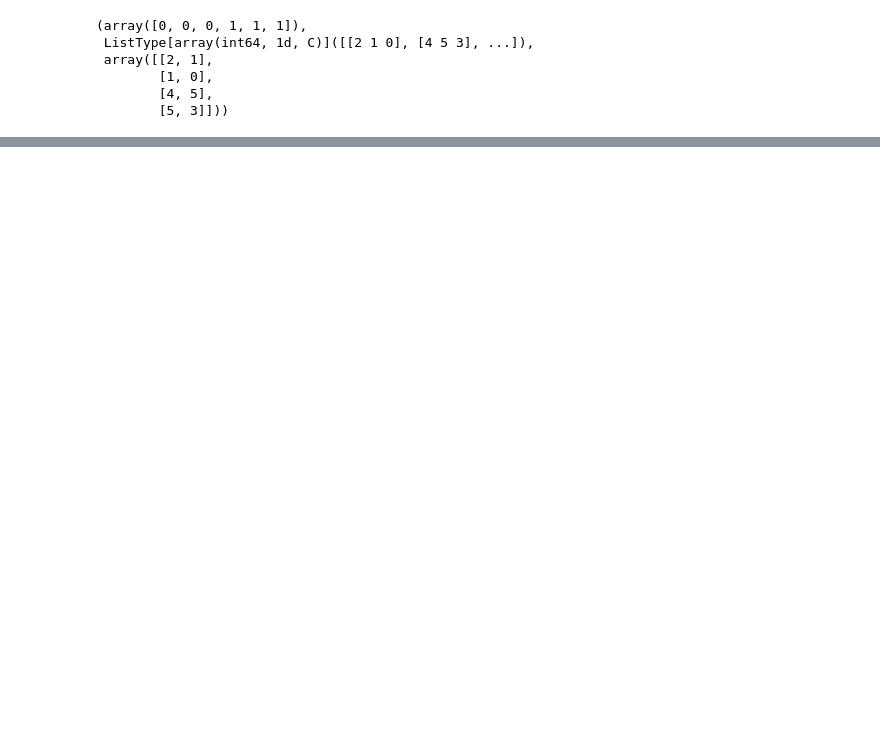
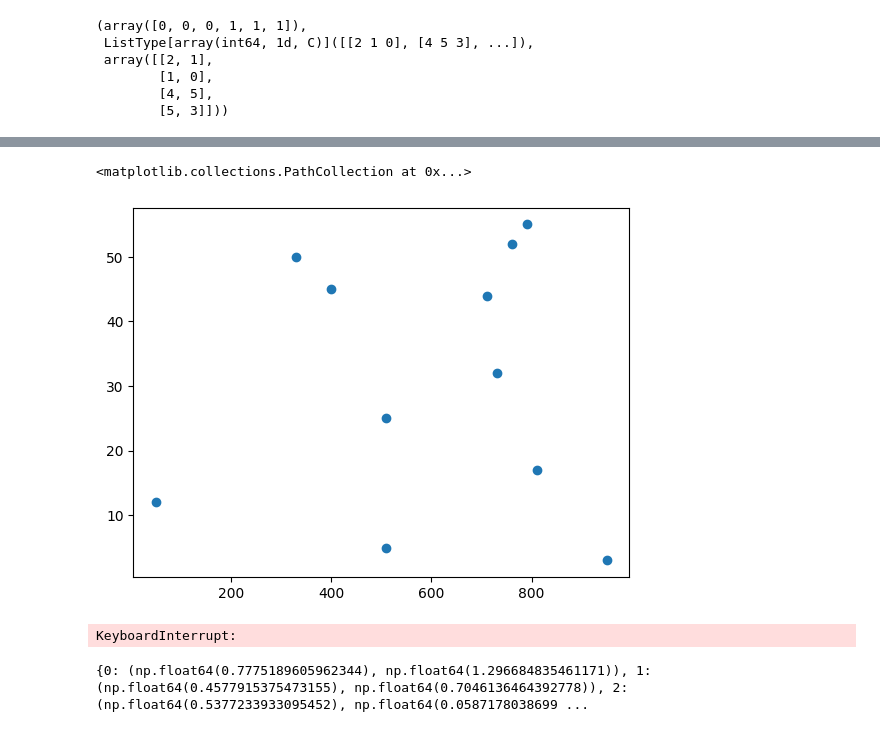
Before and after one commit to Feelx234/microagg1d, a Jupyter notebook: PolynomialTimeApproximation.ipynb, the cells around one changed output, grey strips where cells are left out. Drawn from its saved outputs; the diff is of its cells as text; code cells hidden in the pictures; blank space fills up the shorter version.

```diff
--- a/PolynomialTimeApproximation.ipynb
+++ b/PolynomialTimeApproximation.ipynb
@@ -96,0 +296,13 @@ def split_component(component, degrees, k):
+# %%
+records = [
+["A&A Ltd " ,790 ,55 ,3212334 ,313250],
+["B&B SpA " ,710 ,44 ,2283340 ,299876],
+["C&C Inc " ,730 ,32 ,1989233 ,200213],
+["D&D BV  " ,810 ,17 ,984983  ,143211],
+["E&E SL  " ,950 ,3  ,194232  ,51233],
+["F&F GmbH" ,510 ,25 ,119332  ,20333],
+["G&G AG  " ,400 ,45 ,3012444 ,501233],
+["H&H SA  " ,330 ,50 ,4233312 ,777882],
+["I&I LLC " ,510 ,5  ,159999  ,60388 ],
+["J&J Co  " ,760 ,52 ,5333442 ,1001233],
+["K&K Sarl" ,50  ,12 ,645223  ,333010],]
@@ -96,0 +311,8 @@ def split_component(component, degrees, k):
+# %%
+df = pd.DataFrame.from_records(records, columns=["name", "surface", "employees", "turnover", "profit"])
+# %%
+import matplotlib.pyplot as plt
+plt.scatter(df.surface, df.employees)
+# %% [output]
+<matplotlib.collections.PathCollection at 0x...>
+[figure, added]
@@ -96,0 +345,23 @@ def split_component(component, degrees, k):
+# %%
+from sklearn import preprocessing
+df_in = preprocessing.StandardScaler().fit_transform(df[[ "surface", "employees"]])
+# df_in = df[[ "surface", "employees"]]
+for seed in tqdm(range(300_000, 1_000_000)):
+    np.random.seed(seed)
+    _set_seed(seed)
+    components, edges = apply_basic(df_in, 3)
+    s = set(map(tuple, edges))
+    if all(x in s for x in [(6,7), (3,4), (2,3), (8,5), (10,8), (7,5), (5,2), (1,2)]):
+        print(seed)
+        print(edges)
+        break
+# %% [output]
+KeyboardInterrupt:
+# %%
+df_in = preprocessing.StandardScaler().fit_transform(df[[ "surface", "employees"]])
+pos = {}
+for i in range(len(df)):
+    pos[i] = (df_in[i,0], df_in[i,1])
+print(pos)
+# %% [output]
+{0: (np.float64(0.7775189605962344), np.float64(1.296684835461171)), 1: (np.float64(0.4577915375473155), np.float64(0.7046136464392778)), 2: (np.float64(0.5377233933095452), np.float64(0.0587178038699 ...
```
Also changed, not shown: parts of 22 cells of this notebook, 1 other file.
